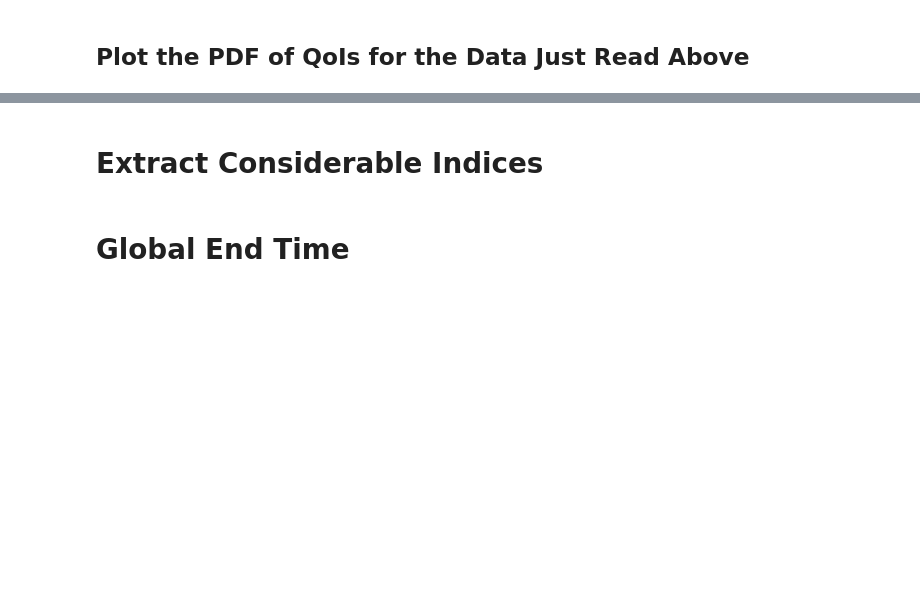
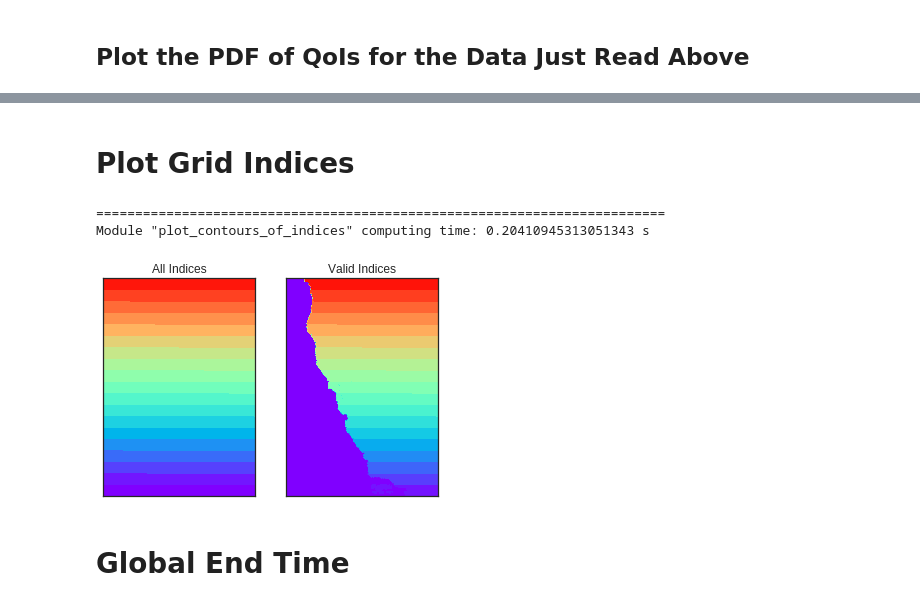
Before and after one commit to LLNL/MLAP, a Jupyter notebook: SJSU_Data_Proc/Extract_DFM_Reanalysis_Data.ipynb, the cells around one changed output, grey strips where cells are left out. Drawn from its saved outputs; the diff is of its cells as text; code cells hidden in the pictures; blank space fills up the shorter version.

Commit message:
Implement dealing with indices based on elevation

```diff
--- a/SJSU_Data_Proc/Extract_DFM_Reanalysis_Data.ipynb
+++ b/SJSU_Data_Proc/Extract_DFM_Reanalysis_Data.ipynb
@@ -221,0 +212,5 @@ Module "plot_pdf_at_timestamp" computing time: 1.8548674453049898 s
+# %%
+module_start_time = timer()
+data_file_to_read, grid_indices_all, grid_indices_valid, grid_indices_all_flat, grid_indices_valid_flat = get_grid_indices_all (data_files_location, sampled_file_indices, sampled_data_files, sampled_time_stamps)
+module_end_time = timer()
+print('Module "get_grid_indices_all" computing time: {} s'.format(module_end_time - module_start_time))
@@ -222,2 +228,2 @@ Module "plot_pdf_at_timestamp" computing time: 1.8548674453049898 s
 # %% [markdown]
-# Extract Considerable Indices
+# Plot Grid Indices
@@ -226,3 +230,12 @@ Module "plot_pdf_at_timestamp" computing time: 1.8548674453049898 s
+# %%
+module_start_time = timer()
+plot_contours_of_indices (data_at_timestamp, grid_indices_all, grid_indices_valid)
+module_end_time = timer()
+print('Module "plot_contours_of_indices" computing time: {} s'.format(module_end_time - module_start_time))
+# %% [output]
+=========================================================================
+Module "plot_contours_of_indices" computing time: 0.20410945313051343 s
+[figure, added]
 # %% [markdown]
 # Global End Time
 # %%
```
Also changed, not shown: parts of 19 cells of this notebook, 1 other file.
